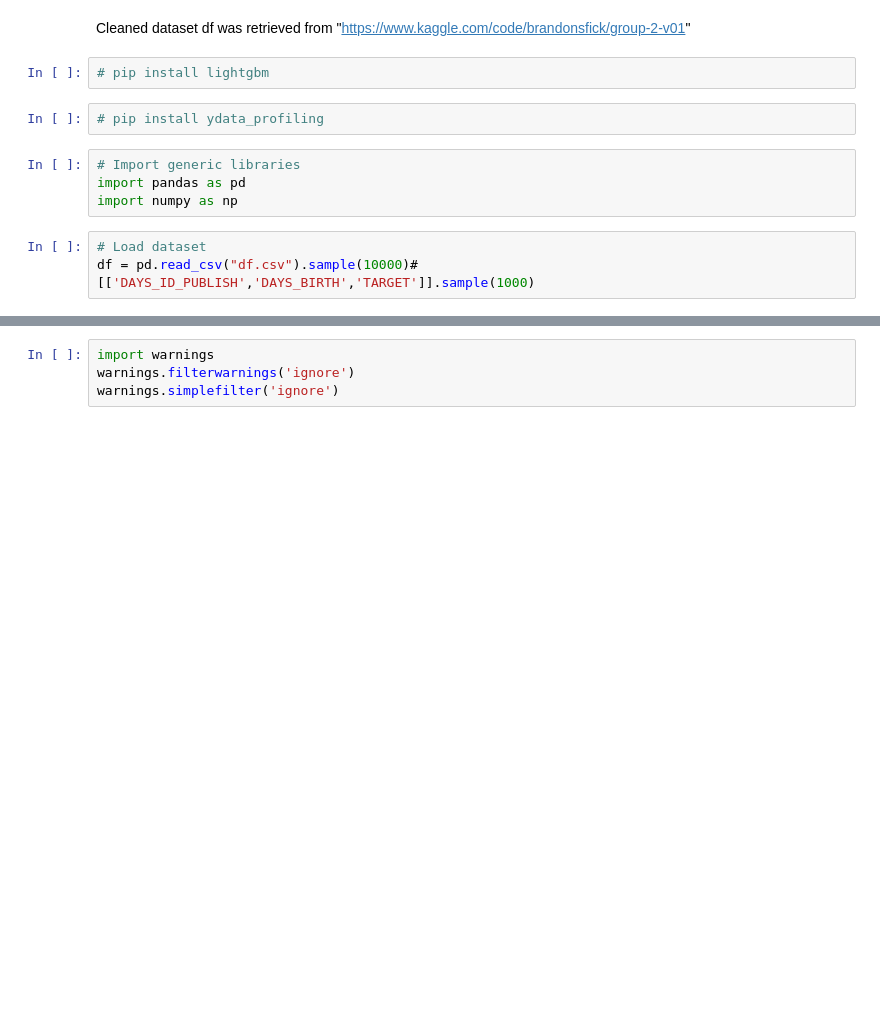
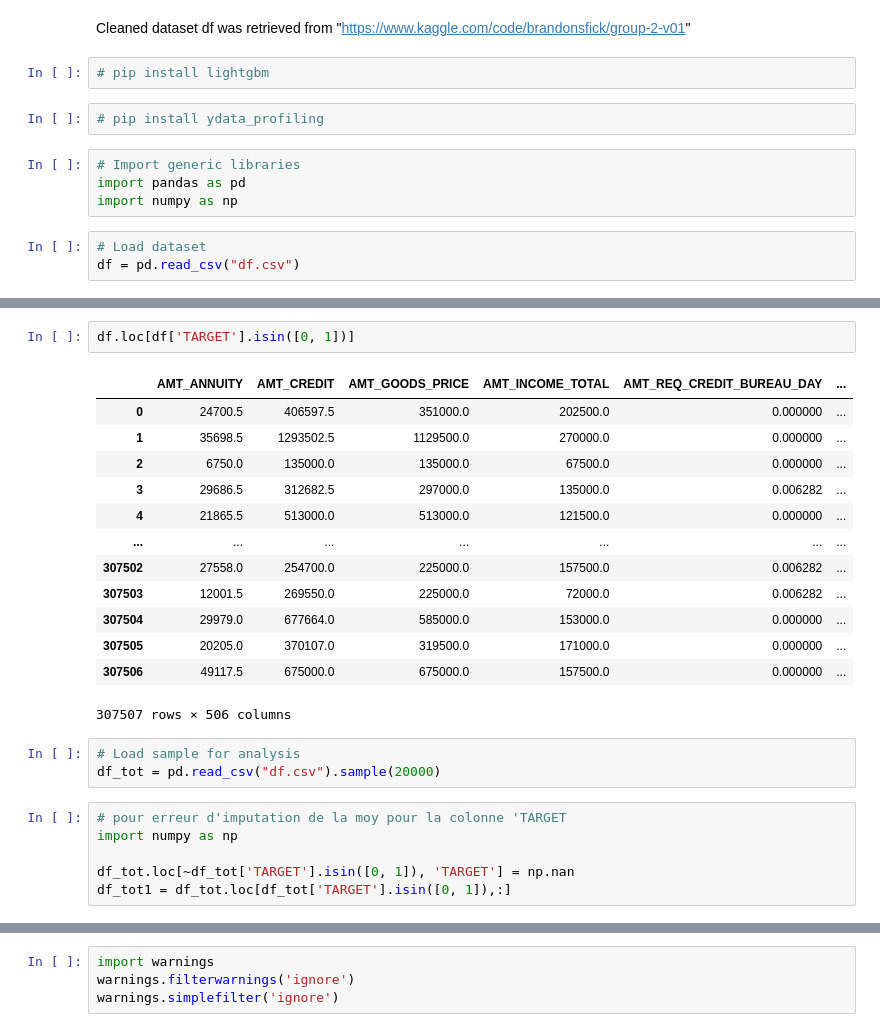
Before and after one commit to Antoine1608/OC-DS-P7, a Jupyter notebook: Naudy_Antoine_2_dossier_code_032023.ipynb, the cells around one changed output, grey strips where cells are left out. Cells and saved outputs as stored; diff of their text form; blank space fills up the shorter version.

```diff
--- a/Naudy_Antoine_2_dossier_code_032023.ipynb
+++ b/Naudy_Antoine_2_dossier_code_032023.ipynb
@@ -119,4 +121,4 @@ import pandas as pd
 import numpy as np
 # %%
 # Load dataset
-df = pd.read_csv("df.csv").sample(10000)#[['DAYS_ID_PUBLISH','DAYS_BIRTH','TARGET']].sample(1000)
+df = pd.read_csv("df.csv")
@@ -122,0 +146,25 @@ df = pd.read_csv("df.csv").sample(10000)#[['DAYS_ID_PUBLISH','DAYS_BIRTH','TARGE
+# %%
+df.loc[df['TARGET'].isin([0, 1])]
+# %% [output]
+|  | AMT_ANNUITY | AMT_CREDIT | AMT_GOODS_PRICE | AMT_INCOME_TOTAL | AMT_REQ_CREDIT_BUREAU_DAY | ... |
+| 0 | 24700.5 | 406597.5 | 351000.0 | 202500.0 | 0.000000 | ... |
+| 1 | 35698.5 | 1293502.5 | 1129500.0 | 270000.0 | 0.000000 | ... |
+| 2 | 6750.0 | 135000.0 | 135000.0 | 67500.0 | 0.000000 | ... |
+| 3 | 29686.5 | 312682.5 | 297000.0 | 135000.0 | 0.006282 | ... |
+| 4 | 21865.5 | 513000.0 | 513000.0 | 121500.0 | 0.000000 | ... |
+| ... | ... | ... | ... | ... | ... | ... |
+| 307502 | 27558.0 | 254700.0 | 225000.0 | 157500.0 | 0.006282 | ... |
+| 307503 | 12001.5 | 269550.0 | 225000.0 | 72000.0 | 0.006282 | ... |
+| 307504 | 29979.0 | 677664.0 | 585000.0 | 153000.0 | 0.000000 | ... |
+| 307505 | 20205.0 | 370107.0 | 319500.0 | 171000.0 | 0.000000 | ... |
+| 307506 | 49117.5 | 675000.0 | 675000.0 | 157500.0 | 0.000000 | ... |
+307507 rows × 506 columns
+# %%
+# Load sample for analysis
+df_tot = pd.read_csv("df.csv").sample(20000)
+# %%
+# pour erreur d'imputation de la moy pour la colonne 'TARGET
+import numpy as np
+
+df_tot.loc[~df_tot['TARGET'].isin([0, 1]), 'TARGET'] = np.nan
+df_tot1 = df_tot.loc[df_tot['TARGET'].isin([0, 1]),:]
```
Also changed, not shown: parts of 84 cells of this notebook, 4 other files.
